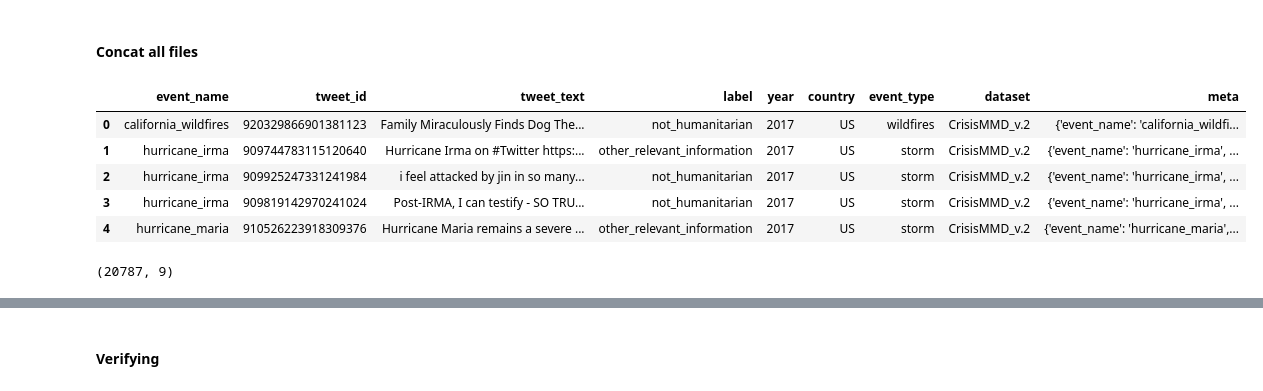
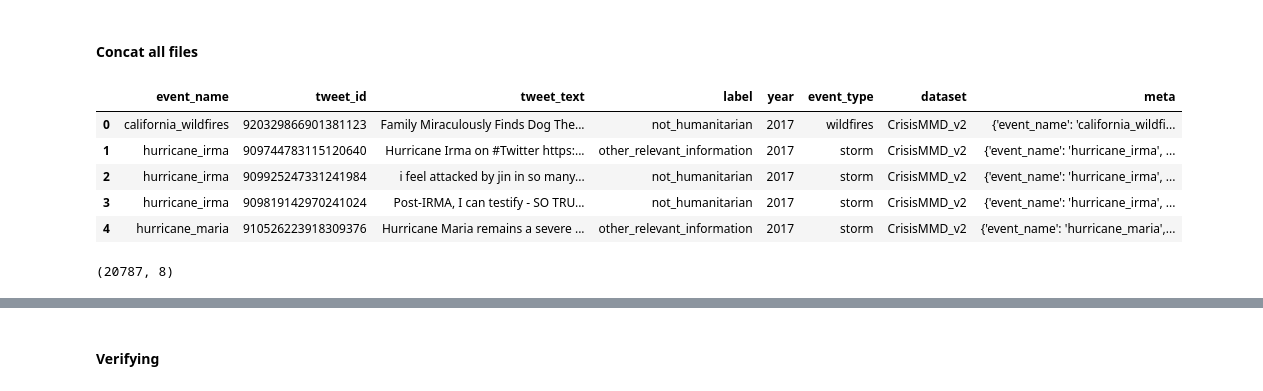
Before and after one commit to dhnhut/disaster-tweets, a Jupyter notebook: notebooks/0_dataset_CrisisMMD_v2.ipynb, the cells around one changed output, grey strips where cells are left out. Drawn from its saved outputs; the diff is of its cells as text; code cells hidden in the pictures.

```diff
--- a/notebooks/0_dataset_CrisisMMD_v2.ipynb
+++ b/notebooks/0_dataset_CrisisMMD_v2.ipynb
@@ -120,33 +127,32 @@ dfs = []
 all_files = sorted(base_dir.rglob('*.tsv'))
 for file in all_files:
     parent_name = file.parent.name
-    # data = events_CF[parent_name]
     df = pd.read_csv(file, sep='\t', encoding='utf_8')
     df['year'] = 2017
-    df['country'] = df['event_name'].apply(lambda x: metadata[x]['country'])
+    # df['country'] = df['event_name'].apply(lambda x: metadata[x]['country'])
     df['event_type'] = df['event_name'].apply(lambda x: metadata[x]['event_type'])
-    df['dataset'] = 'CrisisMMD_v.2'
+    df['dataset'] = 'CrisisMMD_v2'
     df['meta'] = df['event_name'].apply(lambda x: {
         'event_name': x,
         'file_name': file.name,
-        })
+    })
 
-    df.drop(
-        columns=['label_text', 'label_image', 'label_text_image', 'image_id', 'image'],
-        inplace=True)
     dfs.append(df)
 
-df_agree = pd.concat(dfs, ignore_index=True)
+df = pd.concat(dfs, ignore_index=True)
+df.drop(
+    columns=['label_text', 'label_image', 'label_text_image', 'image_id', 'image'],
+    inplace=True)
 # %%
-df_agree.head()
+df.head()
 # %% [output]
-|  | event_name | tweet_id | tweet_text | label | year | country | event_type | dataset | meta |
-| 0 | california_wildfires | 920329866901381123 | Family Miraculously Finds Dog The... | not_humanitarian | 2017 | US | wildfires | CrisisMMD_v.2 | {'event_name': 'california_wildfi... |
-| 1 | hurricane_irma | 909744783115120640 | Hurricane Irma on #Twitter https:... | other_relevant_information | 2017 | US | storm | CrisisMMD_v.2 | {'event_name': 'hurricane_irma', ... |
-| 2 | hurricane_irma | 909925247331241984 | i feel attacked by jin in so many... | not_humanitarian | 2017 | US | storm | CrisisMMD_v.2 | {'event_name': 'hurricane_irma', ... |
-| 3 | hurricane_irma | 909819142970241024 | Post-IRMA, I can testify - SO TRU... | not_humanitarian | 2017 | US | storm | CrisisMMD_v.2 | {'event_name': 'hurricane_irma', ... |
-| 4 | hurricane_maria | 910526223918309376 | Hurricane Maria remains a severe ... | other_relevant_information | 2017 | US | storm | CrisisMMD_v.2 | {'event_name': 'hurricane_maria',... |
+|  | event_name | tweet_id | tweet_text | label | year | event_type | dataset | meta |
+| 0 | california_wildfires | 920329866901381123 | Family Miraculously Finds Dog The... | not_humanitarian | 2017 | wildfires | CrisisMMD_v2 | {'event_name': 'california_wildfi... |
+| 1 | hurricane_irma | 909744783115120640 | Hurricane Irma on #Twitter https:... | other_relevant_information | 2017 | storm | CrisisMMD_v2 | {'event_name': 'hurricane_irma', ... |
+| 2 | hurricane_irma | 909925247331241984 | i feel attacked by jin in so many... | not_humanitarian | 2017 | storm | CrisisMMD_v2 | {'event_name': 'hurricane_irma', ... |
+| 3 | hurricane_irma | 909819142970241024 | Post-IRMA, I can testify - SO TRU... | not_humanitarian | 2017 | storm | CrisisMMD_v2 | {'event_name': 'hurricane_irma', ... |
+| 4 | hurricane_maria | 910526223918309376 | Hurricane Maria remains a severe ... | other_relevant_information | 2017 | storm | CrisisMMD_v2 | {'event_name': 'hurricane_maria',... |
 # %%
-df_agree.shape
+df.shape
 # %% [output]
-(20787, 9)
+(20787, 8)
```
Also changed, not shown: parts of 26 cells of this notebook, 1 other file.
